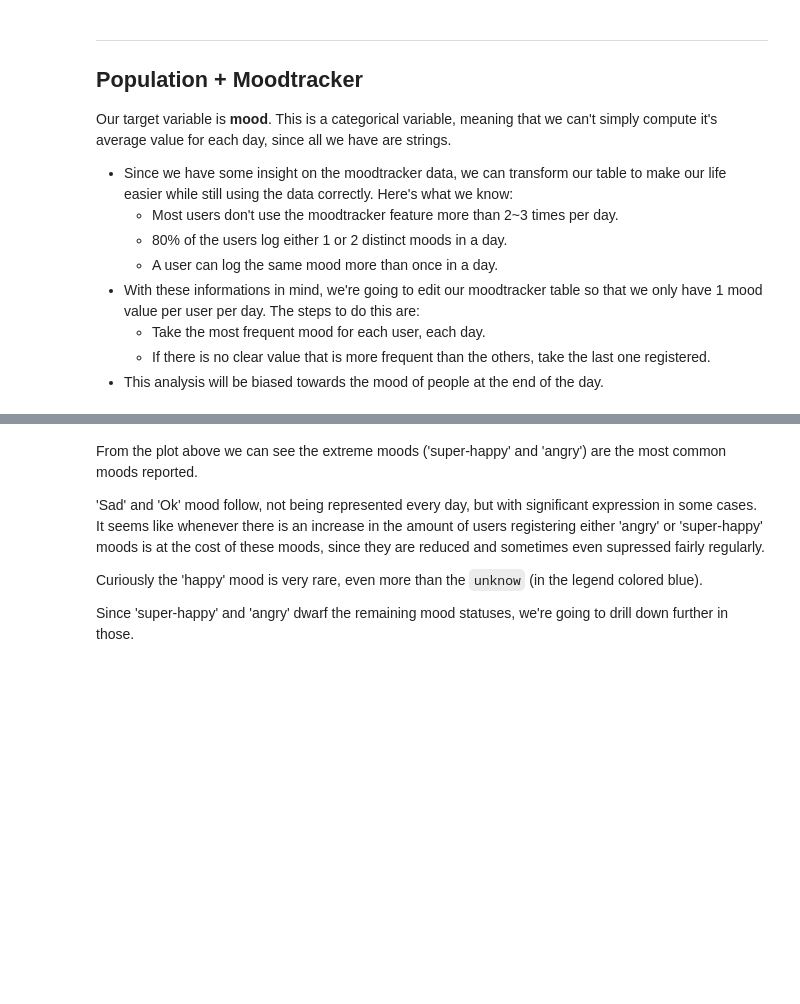
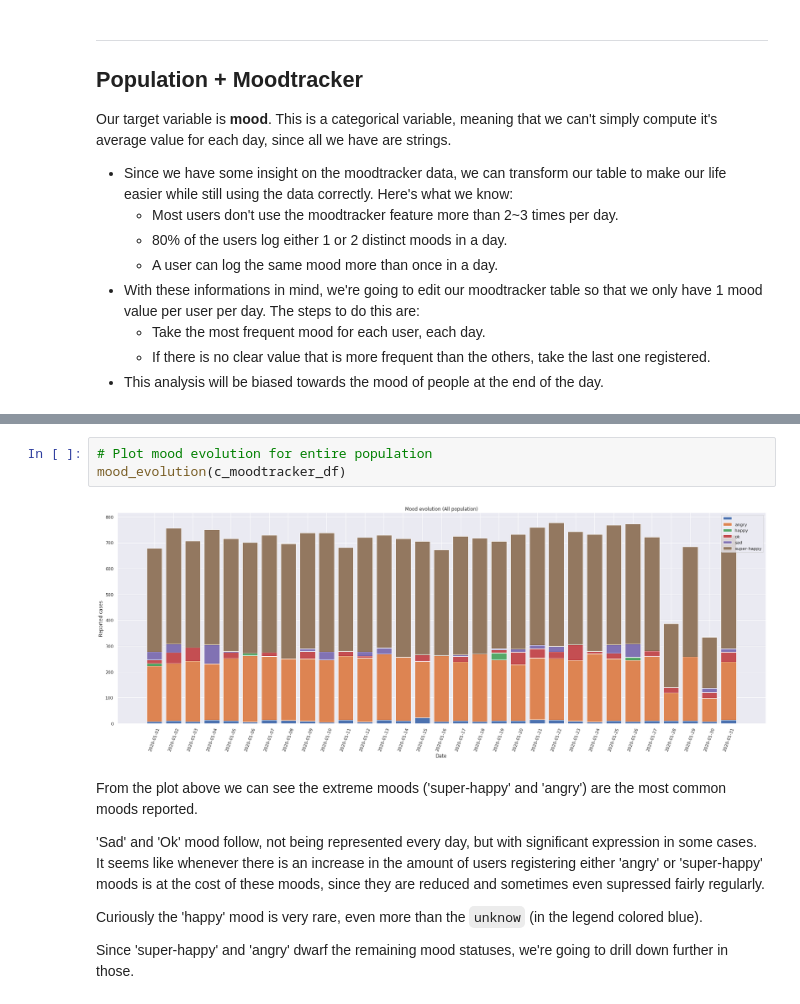
Before and after one commit to adfsan/z-challenge, a Jupyter notebook: Report1.ipynb, the cells around one changed output, grey strips where cells are left out. Cells and saved outputs as stored; diff of their text form; blank space fills up the shorter version.

Commit message:
Finish moodtracker report

```diff
--- a/Report1.ipynb
+++ b/Report1.ipynb
@@ -444,3 +452,8 @@ plt.show()
+# %%
+# Plot mood evolution for entire population
+mood_evolution(c_moodtracker_df)
+# %% [output]
+[figure, added]
 # %% [markdown]
 From the plot above we can see the extreme moods ('super-happy' and 'angry') are the most common moods reported.
 
```
Also changed, not shown: parts of 34 cells of this notebook, 1 other file.
